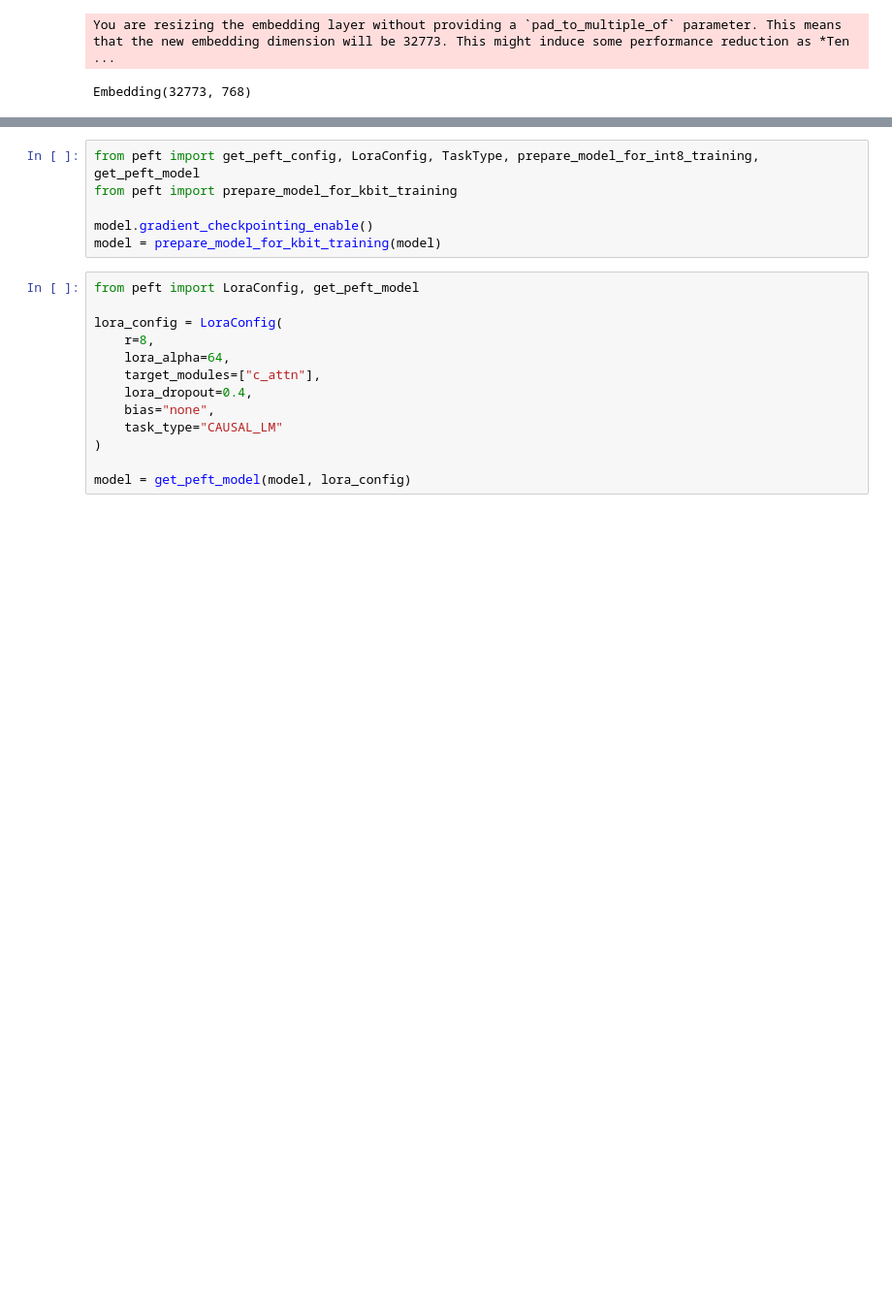
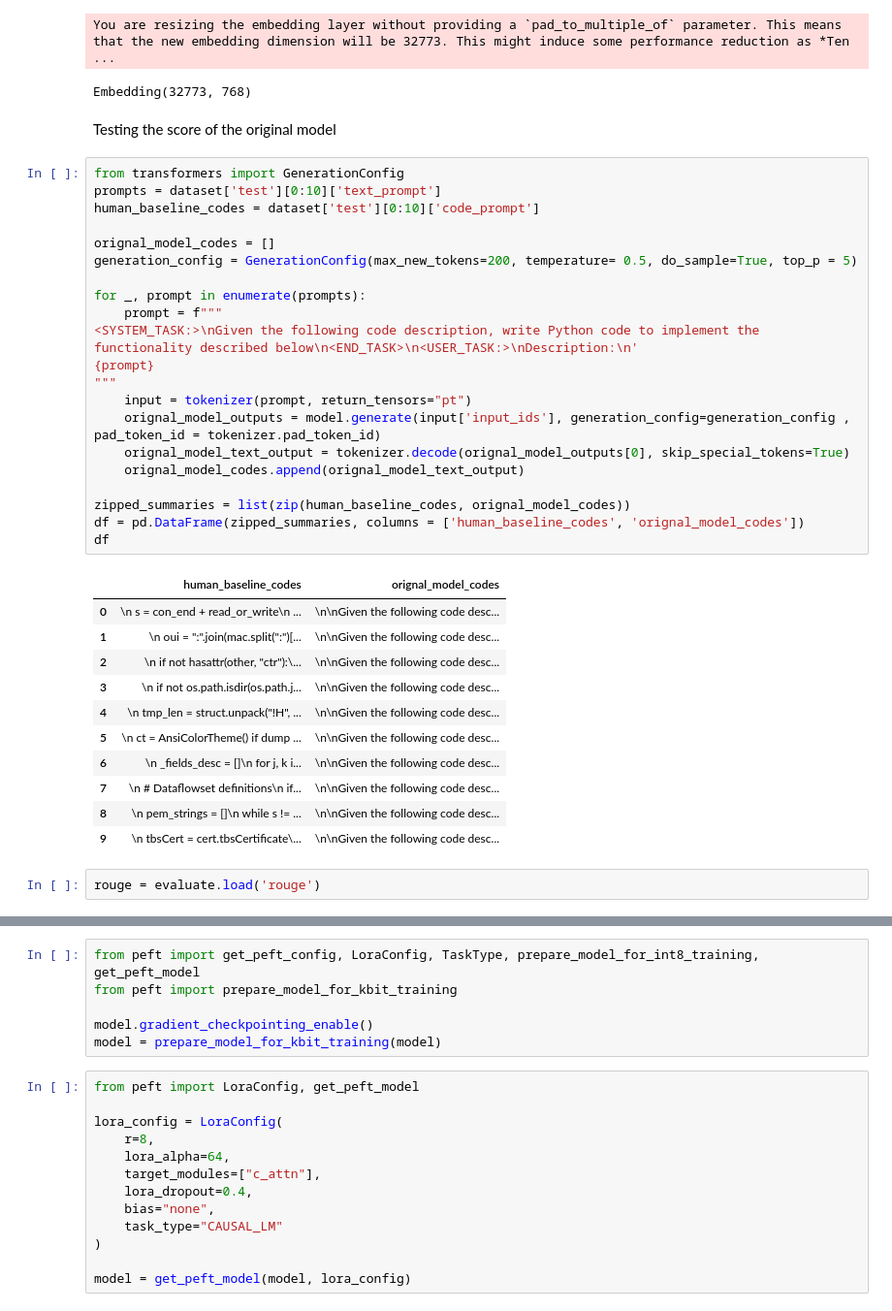
Before and after one commit to anujsahani01/PyLoomer, a Jupyter notebook: CodeParrot/codeparrot_finetuning.ipynb, the cells around one changed output, grey strips where cells are left out. Shown at 97% size. Saved outputs shown, nothing was run; the diff lists cells and outputs as text; blank space fills up the shorter version.

```diff
--- a/CodeParrot/codeparrot_finetuning.ipynb
+++ b/CodeParrot/codeparrot_finetuning.ipynb
@@ -449,3 +450,40 @@ model.resize_token_embeddings(len(tokenizer))
 # %% [output]
 You are resizing the embedding layer without providing a `pad_to_multiple_of` parameter. This means that the new embedding dimension will be 32773. This might induce some performance reduction as *Ten ...
 Embedding(32773, 768)
+# %% [markdown]
+Testing the score of the original model
+# %%
+from transformers import GenerationConfig
+prompts = dataset['test'][0:10]['text_prompt']
+human_baseline_codes = dataset['test'][0:10]['code_prompt']
+
+orignal_model_codes = []
+generation_config = GenerationConfig(max_new_tokens=200, temperature= 0.5, do_sample=True, top_p = 5)
+
+for _, prompt in enumerate(prompts):
+    prompt = f"""
+<SYSTEM_TASK:>\nGiven the following code description, write Python code to implement the functionality described below\n<END_TASK>\n<USER_TASK:>\nDescription:\n'
+{prompt}
+"""
+    input = tokenizer(prompt, return_tensors="pt")
+    orignal_model_outputs = model.generate(input['input_ids'], generation_config=generation_config ,  pad_token_id = tokenizer.pad_token_id)
+    orignal_model_text_output = tokenizer.decode(orignal_model_outputs[0], skip_special_tokens=True)
+    orignal_model_codes.append(orignal_model_text_output)
+
+zipped_summaries = list(zip(human_baseline_codes, orignal_model_codes))
+df = pd.DataFrame(zipped_summaries, columns = ['human_baseline_codes', 'orignal_model_codes'])
+df
+# %% [output]
+|  | human_baseline_codes | orignal_model_codes |
+| 0 | \n s = con_end + read_or_write\n ... | \n\nGiven the following code desc... |
+| 1 | \n oui = ":".join(mac.split(":")[... | \n\nGiven the following code desc... |
+| 2 | \n if not hasattr(other, "ctr"):\... | \n\nGiven the following code desc... |
+| 3 | \n if not os.path.isdir(os.path.j... | \n\nGiven the following code desc... |
+| 4 | \n tmp_len = struct.unpack("!H", ... | \n\nGiven the following code desc... |
+| 5 | \n ct = AnsiColorTheme() if dump ... | \n\nGiven the following code desc... |
+| 6 | \n _fields_desc = []\n for j, k i... | \n\nGiven the following code desc... |
+| 7 | \n # Dataflowset definitions\n if... | \n\nGiven the following code desc... |
+| 8 | \n pem_strings = []\n while s != ... | \n\nGiven the following code desc... |
+| 9 | \n tbsCert = cert.tbsCertificate\... | \n\nGiven the following code desc... |
+# %%
+rouge = evaluate.load('rouge')
```
Also changed, not shown: parts of 15 cells of this notebook.
